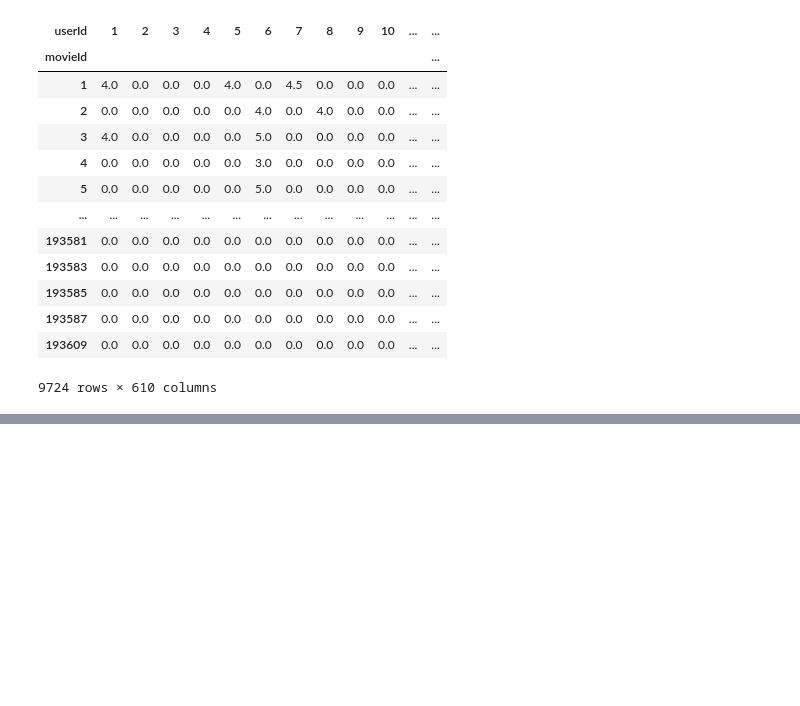
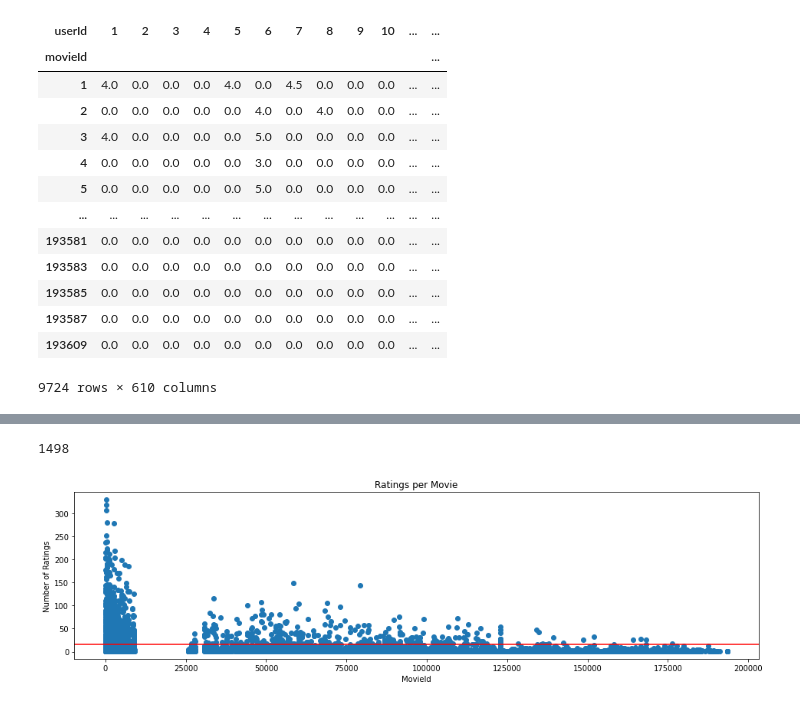
Before and after one commit to smmadden/cs-486-movie-recs, a Jupyter notebook: movie_recommender.ipynb, the cells around one changed output, grey strips where cells are left out. Cells and saved outputs as stored; diff of their text form; code cells hidden in the pictures; blank space fills up the shorter version.

```diff
--- a/movie_recommender.ipynb
+++ b/movie_recommender.ipynb
@@ -119,0 +230,6 @@ Name: tag, Length: 1475, dtype: int64
+# %%
+n_movie_ratings = ratings_df.groupby('movieId')['rating'].agg('count')
+n_user_ratings = ratings_df.groupby('userId')['rating'].agg('count')
+print("Number of ratings each movie has gotten:\n", n_movie_ratings)
+print()
+print("Number of ratings each user has given:\n", n_user_ratings)
@@ -119,0 +268,16 @@ Name: tag, Length: 1475, dtype: int64
+# %%
+# number of movies left after threshold cutoff
+movie_threshold = 16
+len([i for i in n_movie_ratings if i > movie_threshold])
+# %% [output]
+1498
+# %%
+plt.subplots(1,1,figsize=(16,4))
+plt.scatter(n_movie_ratings.index, n_movie_ratings)
+plt.axhline(y=movie_threshold, color='r')
+plt.xlabel('MovieId')
+plt.ylabel('Number of Ratings')
+plt.title('Ratings per Movie')
+plt.show()
+# %% [output]
+[figure, added]
```
Also changed, not shown: parts of 51 cells of this notebook.
